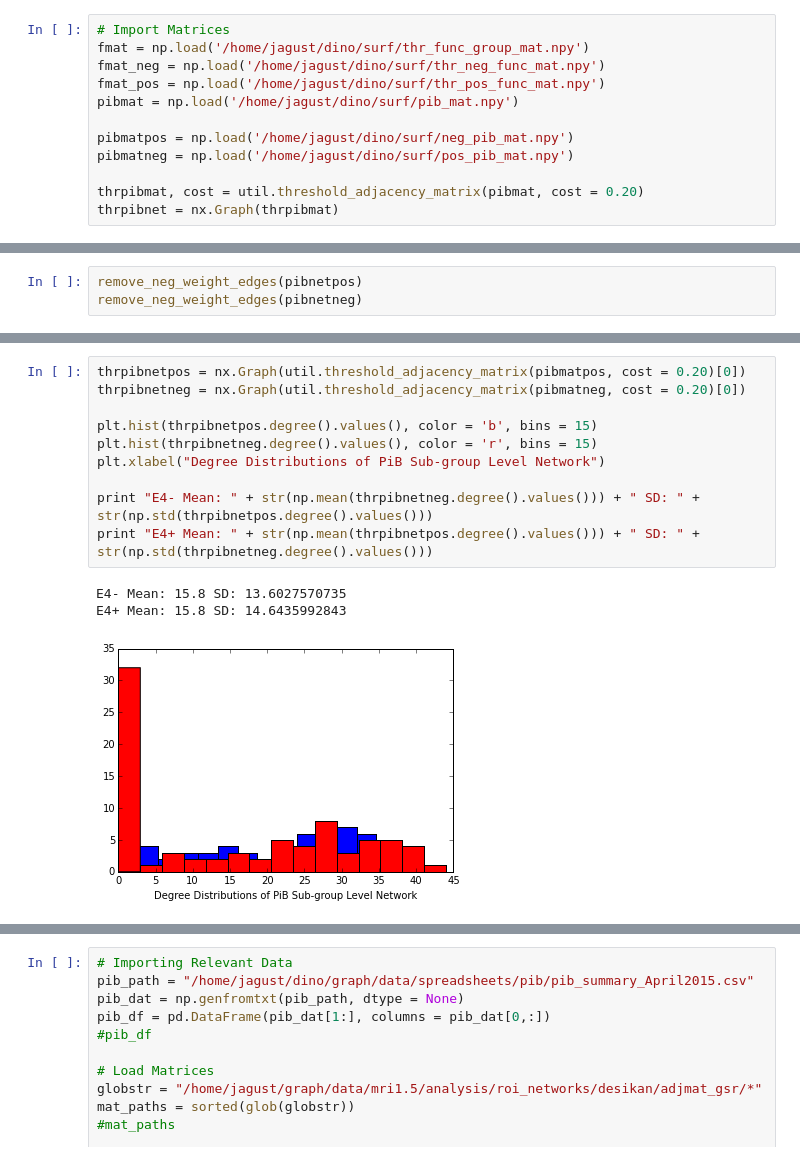
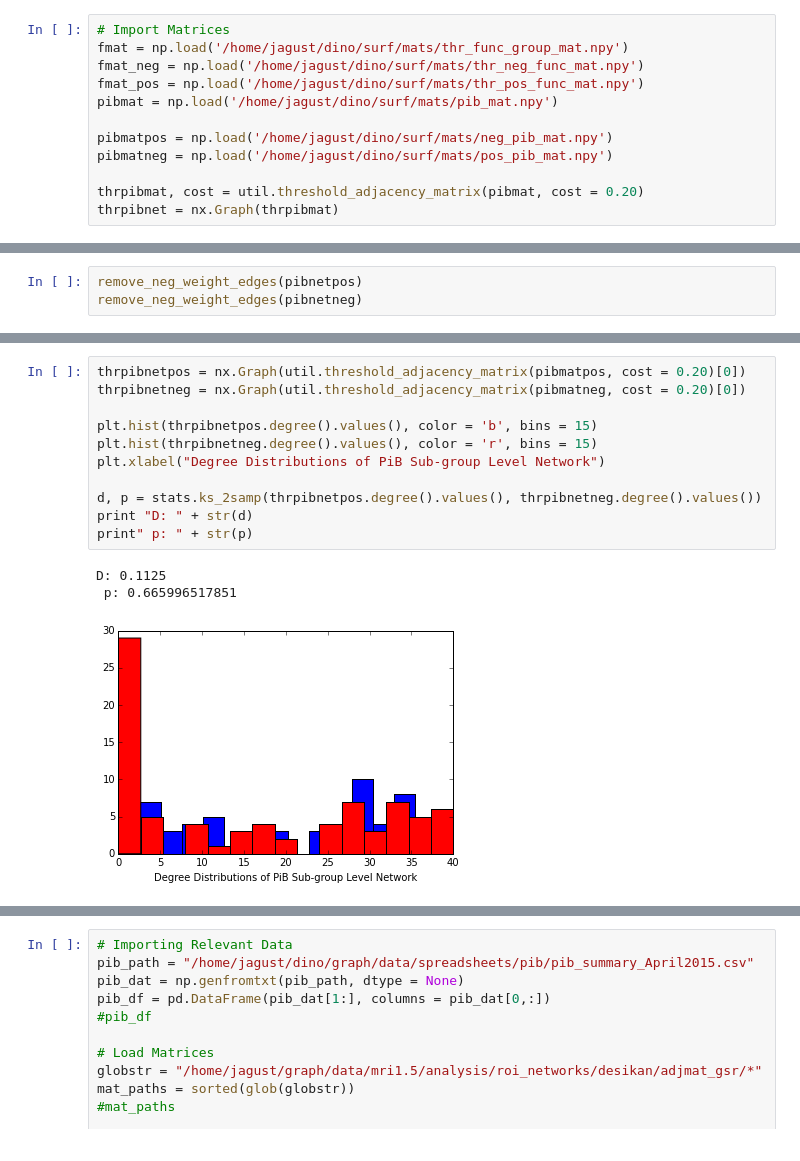
Before and after one commit to dinodigma/research, a Jupyter notebook: surf/subgrouplevel_analysis.ipynb, the cells around one changed output, grey strips where cells are left out. Cells and saved outputs as stored; diff of their text form.

```diff
--- a/surf/subgrouplevel_analysis.ipynb
+++ b/surf/subgrouplevel_analysis.ipynb
@@ -16,13 +16,13 @@ from scipy import stats
 import operator
 # %%
 # Import Matrices
-fmat = np.load('/home/jagust/dino/surf/thr_func_group_mat.npy')
-fmat_neg = np.load('/home/jagust/dino/surf/thr_neg_func_mat.npy')
-fmat_pos = np.load('/home/jagust/dino/surf/thr_pos_func_mat.npy')
-pibmat = np.load('/home/jagust/dino/surf/pib_mat.npy')
+fmat = np.load('/home/jagust/dino/surf/mats/thr_func_group_mat.npy')
+fmat_neg = np.load('/home/jagust/dino/surf/mats/thr_neg_func_mat.npy')
+fmat_pos = np.load('/home/jagust/dino/surf/mats/thr_pos_func_mat.npy')
+pibmat = np.load('/home/jagust/dino/surf/mats/pib_mat.npy')
 
-pibmatpos = np.load('/home/jagust/dino/surf/neg_pib_mat.npy')
-pibmatneg = np.load('/home/jagust/dino/surf/pos_pib_mat.npy')
+pibmatpos = np.load('/home/jagust/dino/surf/mats/neg_pib_mat.npy')
+pibmatneg = np.load('/home/jagust/dino/surf/mats/pos_pib_mat.npy')
 
 thrpibmat, cost = util.threshold_adjacency_matrix(pibmat, cost = 0.20)
 thrpibnet = nx.Graph(thrpibmat)
@@ -81,17 +62,18 @@ E4+ Mean: 15.15 SD: 5.24666560779
 # %%
 thrpibnetpos = nx.Graph(util.threshold_adjacency_matrix(pibmatpos, cost = 0.20)[0])
 thrpibnetneg = nx.Graph(util.threshold_adjacency_matrix(pibmatneg, cost = 0.20)[0])
 
 plt.hist(thrpibnetpos.degree().values(), color = 'b', bins = 15)
 plt.hist(thrpibnetneg.degree().values(), color = 'r', bins = 15)
 plt.xlabel("Degree Distributions of PiB Sub-group Level Network")
 
-print "E4- Mean: " + str(np.mean(thrpibnetneg.degree().values())) + " SD: " + str(np.std(thrpibnetpos.degree().values()))
-print "E4+ Mean: " + str(np.mean(thrpibnetpos.degree().values())) + " SD: " + str(np.std(thrpibnetneg.degree().values()))
+d, p = stats.ks_2samp(thrpibnetpos.degree().values(), thrpibnetneg.degree().values())
+print "D: " + str(d)
+print" p: " + str(p)
 # %% [output]
-E4- Mean: 15.8 SD: 13.6027570735
-E4+ Mean: 15.8 SD: 14.6435992843
+D: 0.1125
+ p: 0.665996517851
-[figure, old version]
+[figure, new version]
 # %%
 bc_pos = nx.betweenness_centrality(thrpibnetpos).values()
 bc_neg = nx.betweenness_centrality(thrpibnetneg).values()
```
Also changed, not shown: parts of 18 cells of this notebook, 8 other files.
